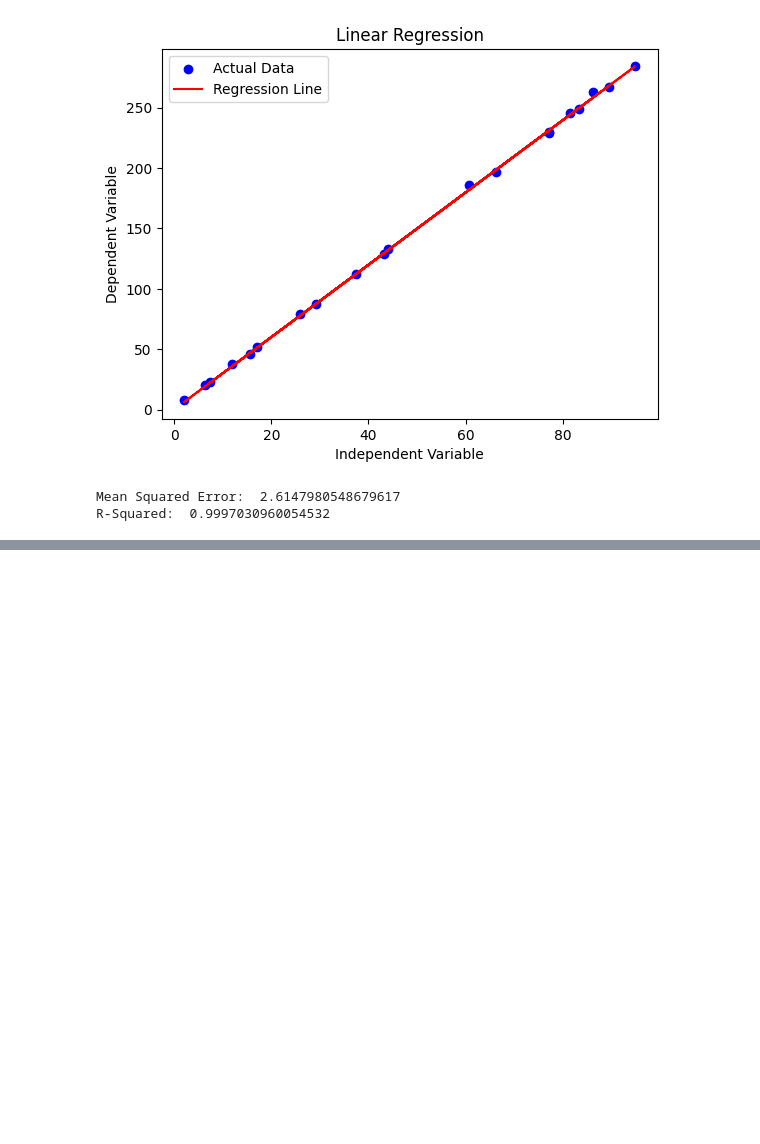
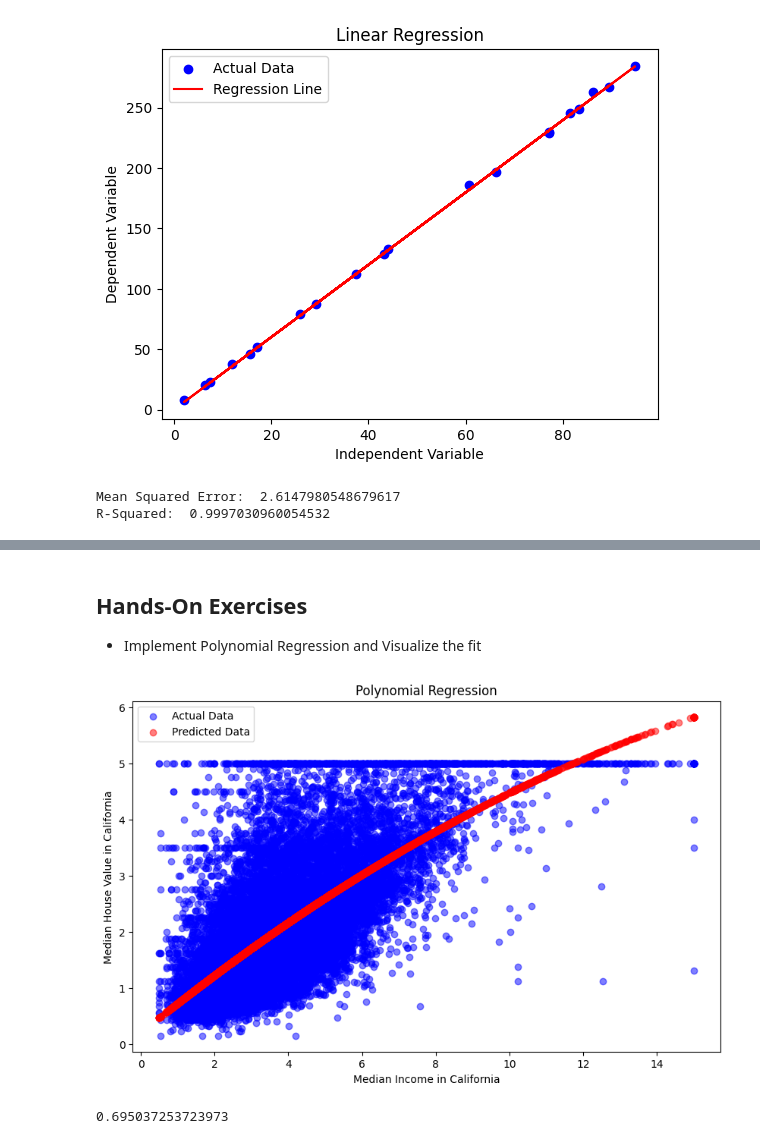
Before and after one commit to Varun-patil-2003/Full-Stack-AI-Engineer, a Jupyter notebook: PracticeML_Que.ipynb, the cells around one changed output, grey strips where cells are left out. Drawn from its saved outputs; the diff is of its cells as text; code cells hidden in the pictures; blank space fills up the shorter version.

```diff
--- a/PracticeML_Que.ipynb
+++ b/PracticeML_Que.ipynb
@@ -2486,0 +2596,48 @@ R-Squared:  0.9997030960054532
+# %% [markdown]
+## Hands-On Exercises
+* Implement Polynomial Regression and Visualize the fit
+# %%
+import numpy as np
+import pandas as pd
+import matplotlib.pyplot as plt
+from sklearn.datasets import fetch_california_housing
+from sklearn.model_selection import train_test_split
+from sklearn.preprocessing import PolynomialFeatures
+from sklearn.linear_model import LinearRegression
+from sklearn.metrics import mean_squared_error
+
+# Load the California Housing dataset
+data = fetch_california_housing(as_frame=True)
+df = data.frame
+
+# Select feature (Median Income) and target (Median House Value)
+X = df[['MedInc']]
+y = df[['MedHouseVal']]
+
+# transform feature to polynomial features
+poly = PolynomialFeatures(include_bias=True, degree=2)
+X_poly = poly.fit_transform(X)
+
+# Fit polynomial regression model
+model = LinearRegression()
+model.fit(X_poly, y)
+
+# Make Predictions
+y_pred = model.predict(X_poly)
+
+# Plot actual vs predicted values
+plt.figure(figsize=(10, 6))
+plt.scatter(X, y, color='blue', label='Actual Data', alpha=0.5)
+plt.scatter(X, y_pred, color='red', label='Predicted Data', alpha=0.5)
+plt.xlabel('Median Income in California')
+plt.ylabel('Median House Value in California')
+plt.title('Polynomial Regression')
+plt.legend()
+plt.show()
+
+# Evaluate Model Performance
+mse = mean_squared_error(y, y_pred)
+print(mse)
+# %% [output]
+[figure, added]
+0.695037253723973
```
Also changed, not shown: parts of 8 cells of this notebook.
